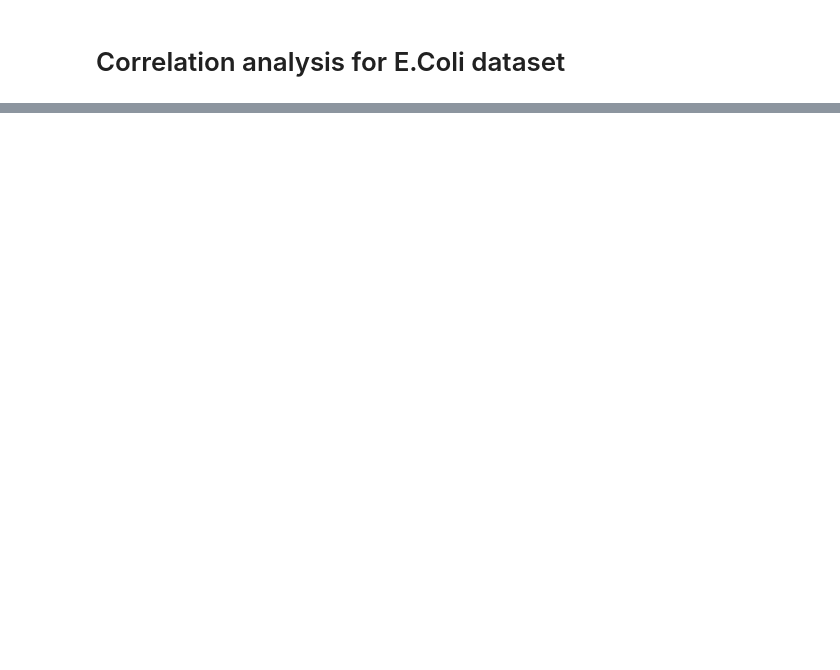
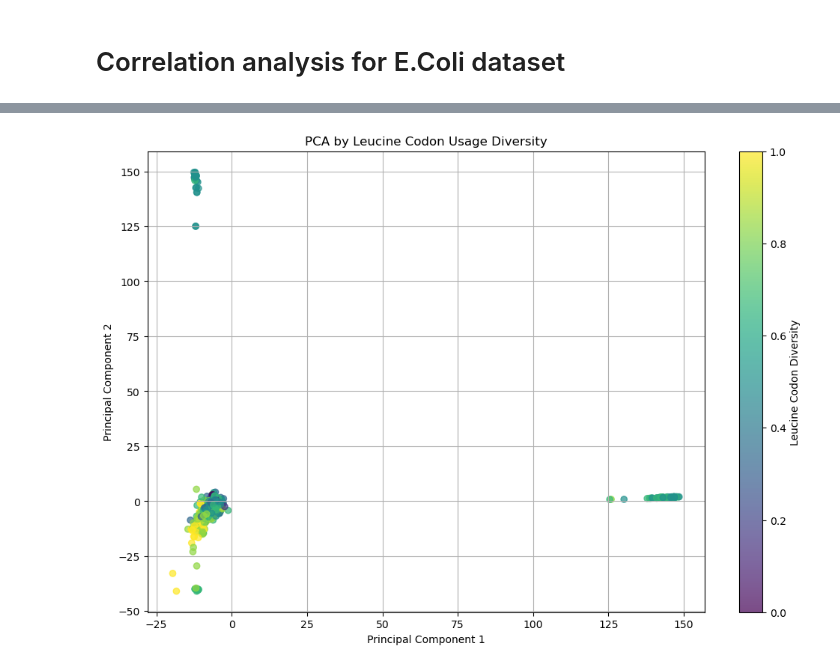
Before and after one commit to dominiquefastus/NuStru-CodonAnalysis, a Jupyter notebook: nustruMOTIF/correlation_analysis_ecoli.ipynb, the cells around one changed output, grey strips where cells are left out. Drawn from its saved outputs; the diff is of its cells as text; code cells hidden in the pictures; blank space fills up the shorter version.

```diff
--- a/nustruMOTIF/correlation_analysis_ecoli.ipynb
+++ b/nustruMOTIF/correlation_analysis_ecoli.ipynb
@@ -78,3 +268,3 @@ with open('/Users/dominiquefastus/master_project/NuStru/nustruDB/filtered_NEW_EC
 # %%
-import pandas as pd
-nustru_data = pd.read_csv('/Users/dominiquefastus/master_project/NuStru/nustruDB/NEW_ECOLI_FULL_uniprot_02_sec_struc_updated.csv')
+nustru_data = pd.read_csv('/Users/dominiquefastus/master_project/NuStru/nustruDB/NEW_ECOLI_FULL_uniprot_02_sec_struc_updated.csv', nrows=100000)
+nustru_data['secondary_structure'] = nustru_data['secondary_structure'].apply(ast.literal_eval)
@@ -116,0 +372,31 @@ plt.show()
+# %%
+# Function to calculate codon usage diversity for a given amino acid in a nucleotide sequence
+def codon_usage_diversity(nucleotide_sequence, amino_acid_codons):
+    # Find all codons in the sequence
+    codons_in_sequence = [nucleotide_sequence[i:i+3] for i in range(0, len(nucleotide_sequence), 3)]
+    # Filter codons that correspond to the given amino acid
+    relevant_codons = [codon for codon in codons_in_sequence if codon in amino_acid_codons]
+    # Calculate diversity as the number of unique codons used
+    diversity_score = len(set(relevant_codons))
+    return diversity_score
+
+leucine_codons = synonymous_codons['Arginine']
+
+
+leucine_diversity_scores = subset['nucleotide_sequence'].apply(lambda x: codon_usage_diversity(x, leucine_codons))
+
+# Normalize scores for coloring
+leucine_diversity_normalized = (leucine_diversity_scores - leucine_diversity_scores.min()) / (leucine_diversity_scores.max() - leucine_diversity_scores.min())
+
+# Plotting with leucine codon diversity indicated by color
+plt.figure(figsize=(12, 8))
+scatter = plt.scatter(principal_components[:, 0], principal_components[:, 1], c=leucine_diversity_normalized, cmap='viridis', alpha=0.7)
+
+plt.title('PCA by Leucine Codon Usage Diversity')
+plt.xlabel('Principal Component 1')
+plt.ylabel('Principal Component 2')
+plt.colorbar(scatter, label='Leucine Codon Diversity')
+plt.grid(True)
+plt.savefig('/Users/dominiquefastus/master_project/NuStru/nustruDB/PCA_leucine_codon_diversity.png')
+# %% [output]
+[figure, added]
```
Also changed, not shown: parts of 16 cells of this notebook.
